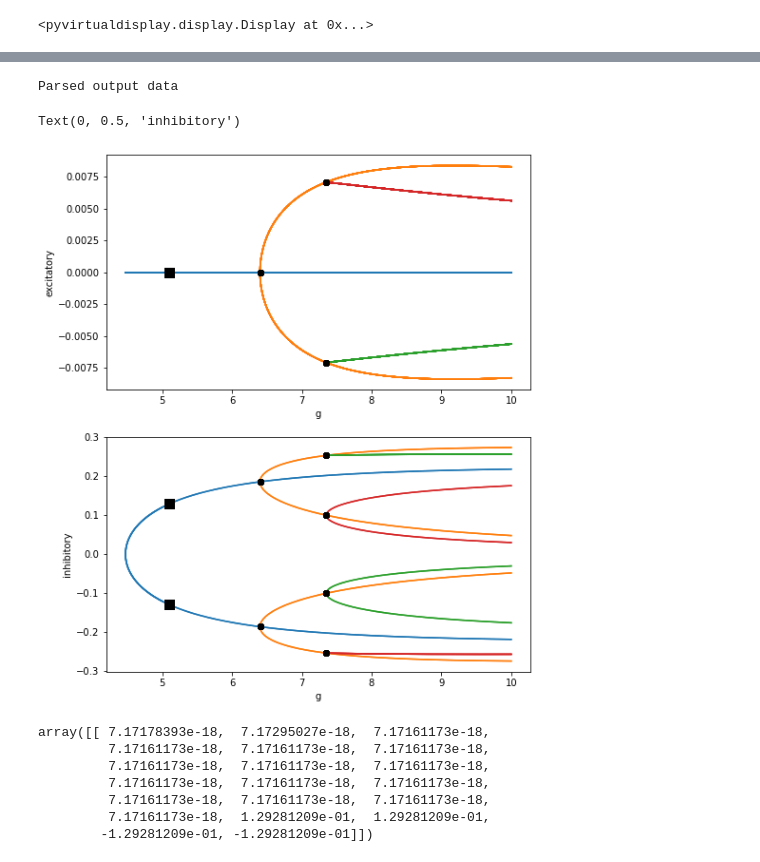
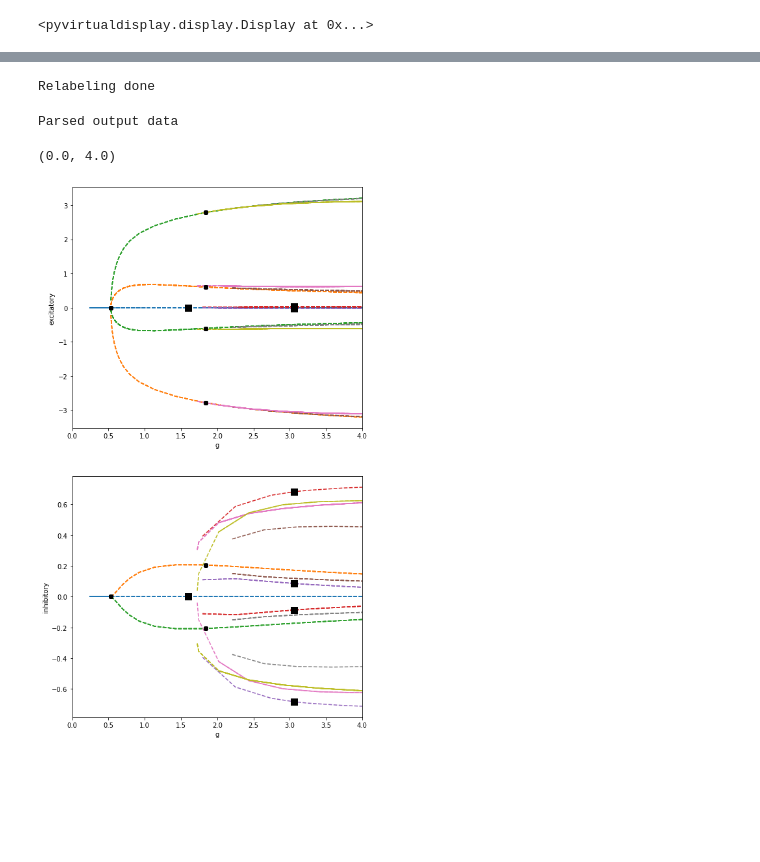
Before and after one commit to rhparker/neuroclusters, a Jupyter notebook: cluster.ipynb, the cells around one changed output, grey strips where cells are left out. Cells and saved outputs as stored; diff of their text form; code cells hidden in the pictures; blank space fills up the shorter version.

Commit message:
reduced clusters now fixed

```diff
--- a/cluster.ipynb
+++ b/cluster.ipynb
@@ -23,7 +23,7 @@ disp.start()
 runner = ra.runAUTO()
 
 print("\n***Generate starting data***")
-problem = ac.load(e='singlecluster', c='singlecluster.1', runner=runner)
-start = problem.run()
+r1 = ac.run(e='clusters', c='clusters', runner=runner)
+r2 = ac.run(r1, c='clusters.1', runner=runner)
 # %% [output]
 ***Generate starting data***
@@ -64,3 +61,7 @@ AUTORuntimeError: Aborted
+# %%
+r2 = ac.relabel(r2)
+# %% [output]
+Relabeling done
 # %%
 # load saved AUTO data
 bd = ac.loadbd()
@@ -94,43 +96,61 @@ HB = [ s for s in sols if s["type"] == "HB" ]
 BP = [ s for s in sols if s["type"] == "BP" ]
 # %% [output]
 Parsed output data
+# %%
+# stable portions
+stablebranches = [ [] for b in branches ]
+for i, b in enumerate(branches):
+    indices = np.array( [j for j, p in enumerate(b['PT']) if p < 0] )
+    if len(indices) > 0:
+        stablebranches[i] = {
+            "parS" : b['parS'][indices],
+            "xS"   : b['xS'][indices],
+            "PT"   : b['PT'][indices]
+        }
 # %%
-plt.figure(figsize=(8, 10))
+plt.figure(figsize=(8, 15))
 fontsize=18
 
 ax1=plt.subplot(2, 1, 1)
 ax2=plt.subplot(2, 1, 2)
+frac = 0.8
+Nc = 4
 exsplit = 16
 
 # Hopf bifurcations and branch points
 xHB = np.array( [ s['par']['PAR(1)'] for s in HB ] )
 yHB = np.array( [ s['u'] for s in HB ] )
 xBP = np.array( [ s['par']['PAR(1)'] for s in BP ] )
 yBP = np.array( [ s['u'] for s in BP ] )
 
-for branch in branches:
-    bcolor = 'C'+str( branch["branchnum"] - 1 )
-    ax1.plot( branch['parS'], branch['xS'][:,:exsplit], c=bcolor)
-    ax2.plot( branch['parS'], branch['xS'][:,exsplit:], c=bcolor)
-    ax1.plot( xHB, yHB[:,:exsplit], 'sk', markersize=10 )
-    ax1.plot( xBP, yBP[:,:exsplit], 'ok')
-    ax2.plot( xHB, yHB[:,exsplit:], 'sk', markersize=10 )
-    ax2.plot( xBP, yBP[:,exsplit:], 'ok')
+for index, branch in enumerate(branches):
+#     bcolor = 'C'+str( branch["branchnum"] - 1 )
+    bcolor = 'C'+str(index)
+    ax1.plot( branch['parS'], branch['xS'][:,:exsplit], '--', c=bcolor)
+    ax2.plot( branch['parS'], branch['xS'][:,exsplit:], '--', c=bcolor)
+    if stablebranches[index] != []:
+        ax1.plot( stablebranches[index]['parS'], stablebranches[index]['xS'][:,:exsplit], '-', c=bcolor)
+        ax2.plot( stablebranches[index]['parS'], stablebranches[index]['xS'][:,exsplit:], '-', c=bcolor)
+#     ax2.plot( branch['parS'], branch['xS'][:,exsplit], c=bcolor)
+    if len(xHB) > 0:
+        ax1.plot( xHB, yHB[:,:exsplit], 'sk', markersize=10 )
+        ax2.plot( xHB, yHB[:,exsplit:], 'sk', markersize=10 )
+    if len(xBP) > 0:
+        ax1.plot( xBP, yBP[:,:exsplit], 'ok')
+        ax2.plot( xBP, yBP[:,exsplit:], 'ok')
 
 ax1.set_xlabel('g')
 ax1.set_ylabel('excitatory')
+ax1.set_xlim(0,4)
 ax2.set_xlabel('g')
 ax2.set_ylabel('inhibitory')
+ax2.set_xlim(0,4)
+
+
+# legendlabels = ['0 solution','3-1 inh','3-1 inh']
+# lines = [ mpl.lines.Line2D([0,1],[0,1], linestyle='--', color='C'+str(i) ) for i, lab in enumerate(legendlabels) ]
+# ax1.legend(lines, legendlabels)
+# ax2.legend(lines, legendlabels)
 # %% [output]
-Text(0, 0.5, 'inhibitory')
+(0.0, 4.0)
-[figure, old version]
+[figure, new version]
-# %%
-yHB
-# %% [output]
-array([[ 7.17178393e-18,  7.17295027e-18,  7.17161173e-18,
-         7.17161173e-18,  7.17161173e-18,  7.17161173e-18,
-         7.17161173e-18,  7.17161173e-18,  7.17161173e-18,
-         7.17161173e-18,  7.17161173e-18,  7.17161173e-18,
-         7.17161173e-18,  7.17161173e-18,  7.17161173e-18,
-         7.17161173e-18,  1.29281209e-01,  1.29281209e-01,
-        -1.29281209e-01, -1.29281209e-01]])
```
Also changed, not shown: parts of 2 cells of this notebook, 7 other files.
